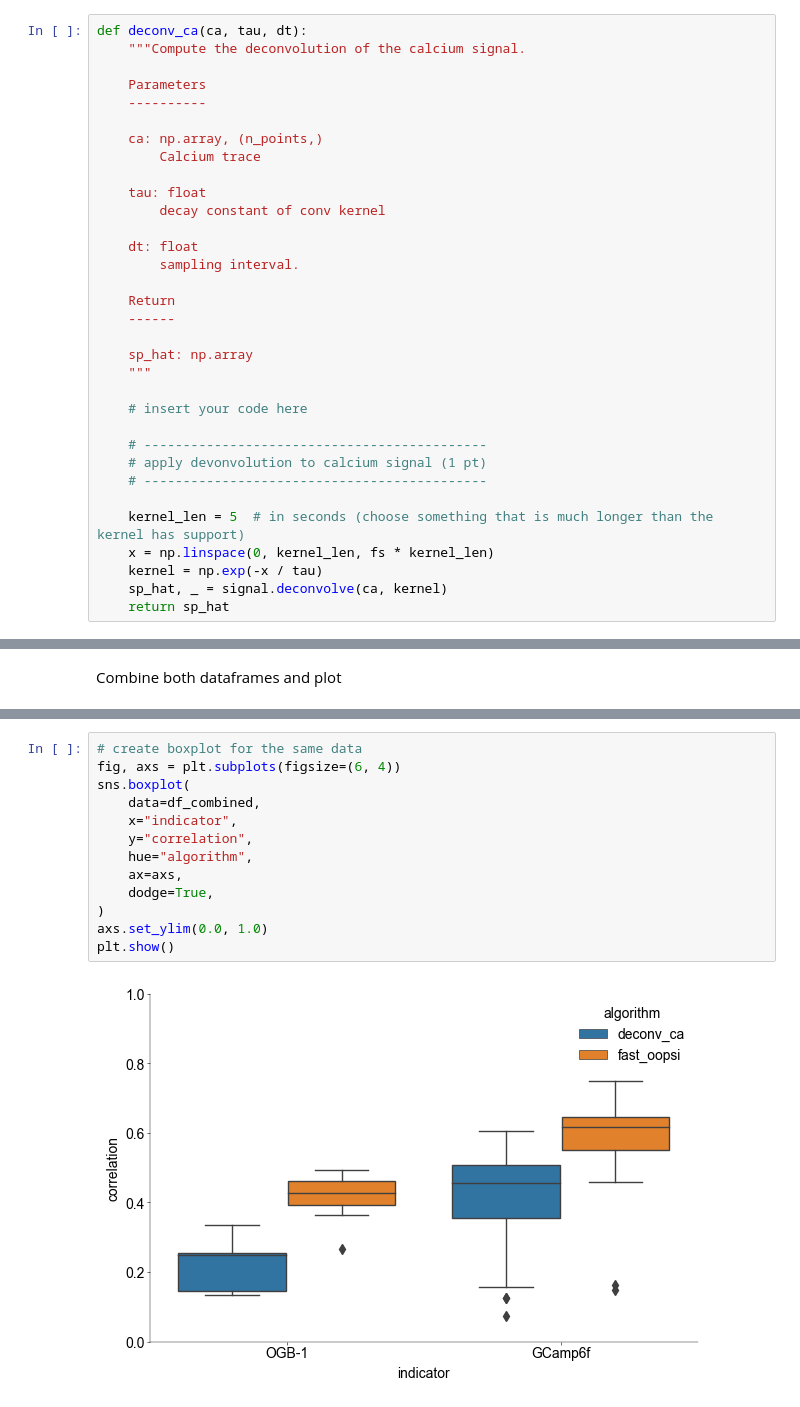
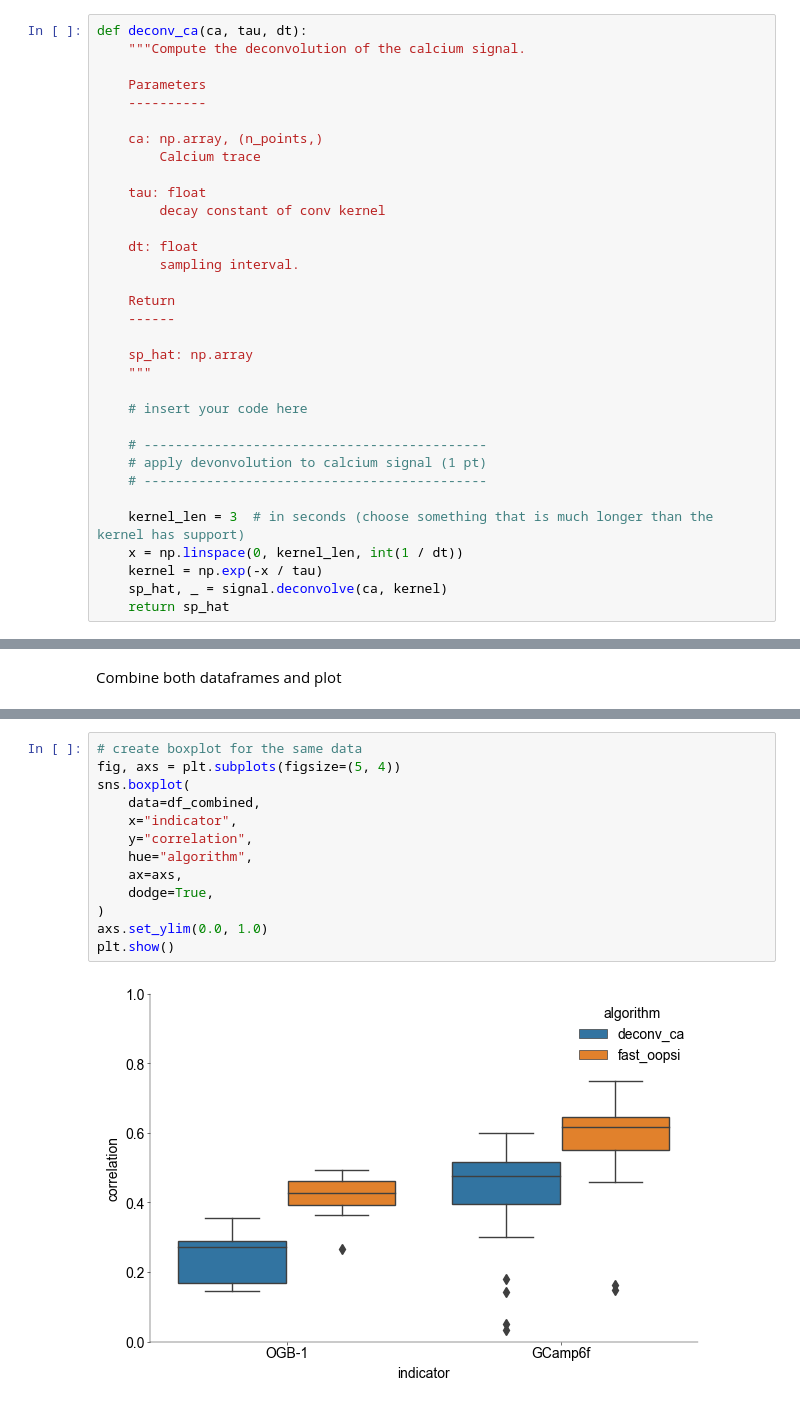
Before and after one commit to H-Kugler/neural-data-science, a Jupyter notebook: notebooks/CodingLab3_harri.ipynb, the cells around one changed output, grey strips where cells are left out. Drawn from its saved outputs; the diff is of its cells as text.

```diff
--- a/notebooks/CodingLab3_harri.ipynb
+++ b/notebooks/CodingLab3_harri.ipynb
@@ -214,8 +195,8 @@ def deconv_ca(ca, tau, dt):
     # apply devonvolution to calcium signal (1 pt)
     # --------------------------------------------
 
-    kernel_len = 5  # in seconds (choose something that is much longer than the kernel has support)
-    x = np.linspace(0, kernel_len, fs * kernel_len)
+    kernel_len = 3  # in seconds (choose something that is much longer than the kernel has support)
+    x = np.linspace(0, kernel_len, int(1 / dt))
     kernel = np.exp(-x / tau)
     sp_hat, _ = signal.deconvolve(ca, kernel)
     return sp_hat
@@ -512,15 +493,15 @@ plt.show()
 # %%
 # create boxplot for the same data
-fig, axs = plt.subplots(figsize=(6, 4))
+fig, axs = plt.subplots(figsize=(5, 4))
 sns.boxplot(
     data=df_combined,
     x="indicator",
     y="correlation",
     hue="algorithm",
     ax=axs,
     dodge=True,
 )
 axs.set_ylim(0.0, 1.0)
 plt.show()
 # %% [output]
-[figure, old version]
+[figure, new version]
```
Also changed, not shown: parts of 9 cells of this notebook.
